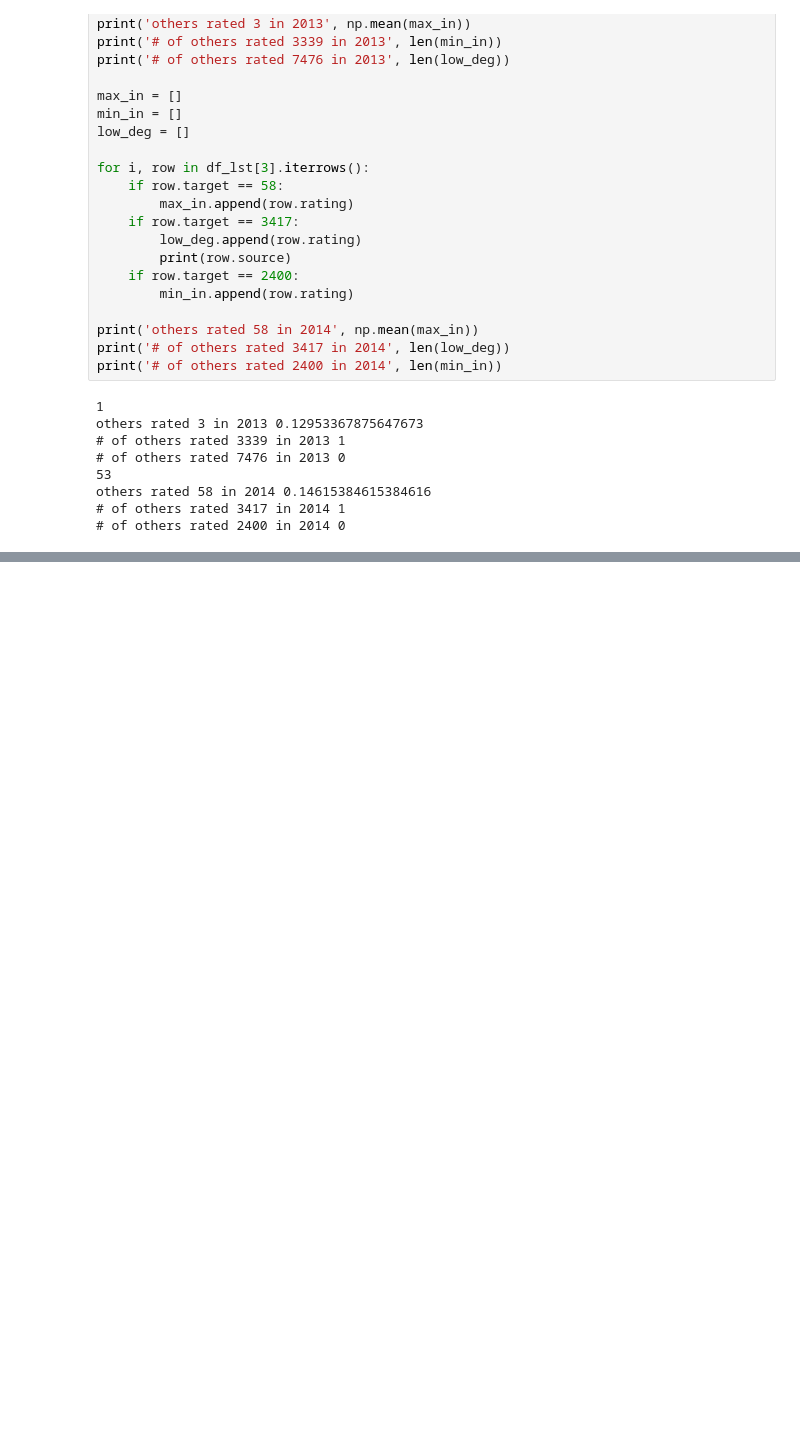
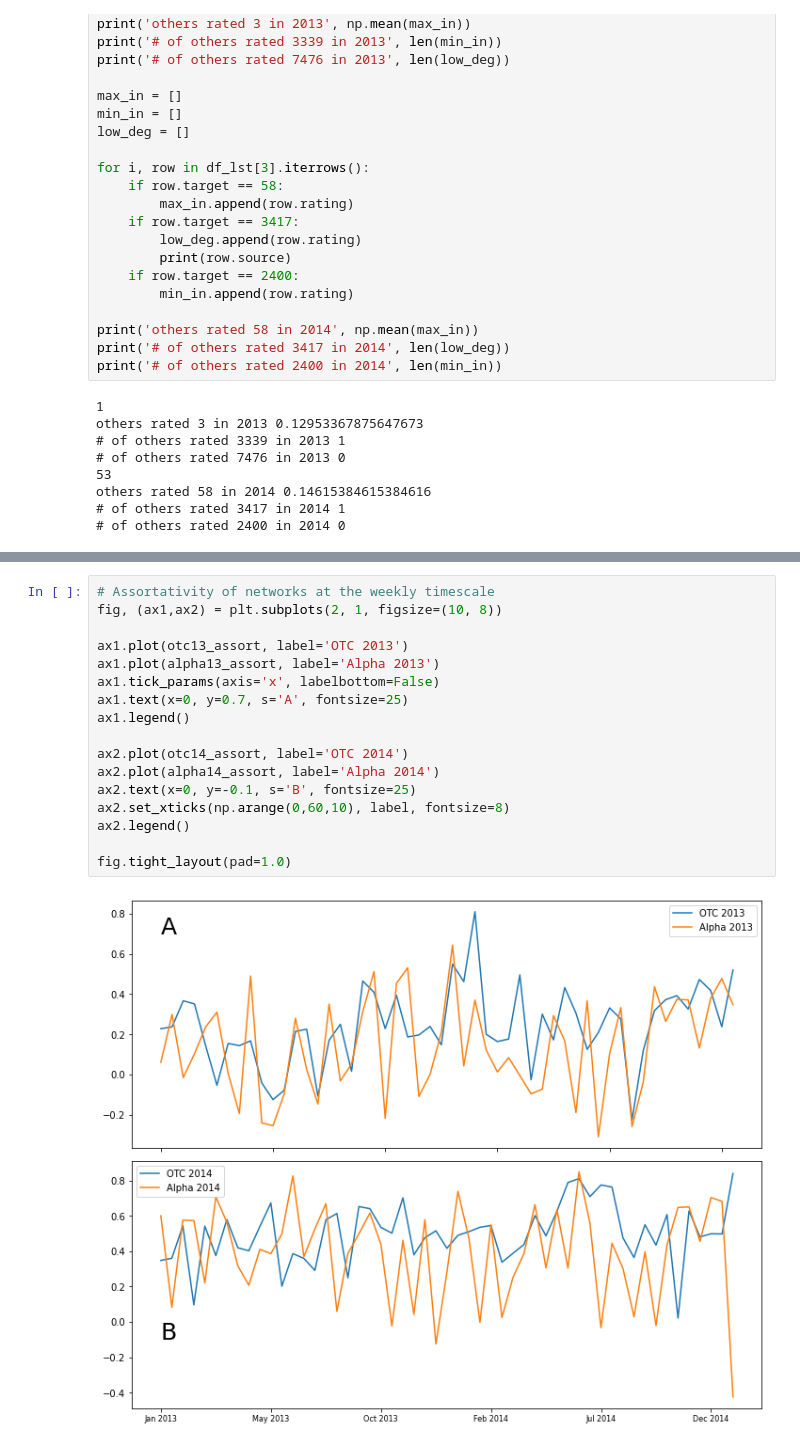
Before and after one commit to youngseo1108/Network_Science_Final, a Jupyter notebook: Network_Science_Final_Project_updating.ipynb, the cells around one changed output, grey strips where cells are left out. Drawn from its saved outputs; the diff is of its cells as text; blank space fills up the shorter version.

Commit message:
assortativity measures

```diff
--- a/Network_Science_Final_Project_updating.ipynb
+++ b/Network_Science_Final_Project_updating.ipynb
@@ -502,0 +571,19 @@ others rated 58 in 2014 0.14615384615384616
+# %%
+# Assortativity of networks at the weekly timescale
+fig, (ax1,ax2) = plt.subplots(2, 1, figsize=(10, 8))
+
+ax1.plot(otc13_assort, label='OTC 2013')
+ax1.plot(alpha13_assort, label='Alpha 2013')
+ax1.tick_params(axis='x', labelbottom=False)
+ax1.text(x=0, y=0.7, s='A', fontsize=25)
+ax1.legend()
+
+ax2.plot(otc14_assort, label='OTC 2014')
+ax2.plot(alpha14_assort, label='Alpha 2014')
+ax2.text(x=0, y=-0.1, s='B', fontsize=25)
+ax2.set_xticks(np.arange(0,60,10), label, fontsize=8)
+ax2.legend()
+
+fig.tight_layout(pad=1.0)
+# %% [output]
+[figure, added]
```
Also changed, not shown: parts of 7 cells of this notebook.
